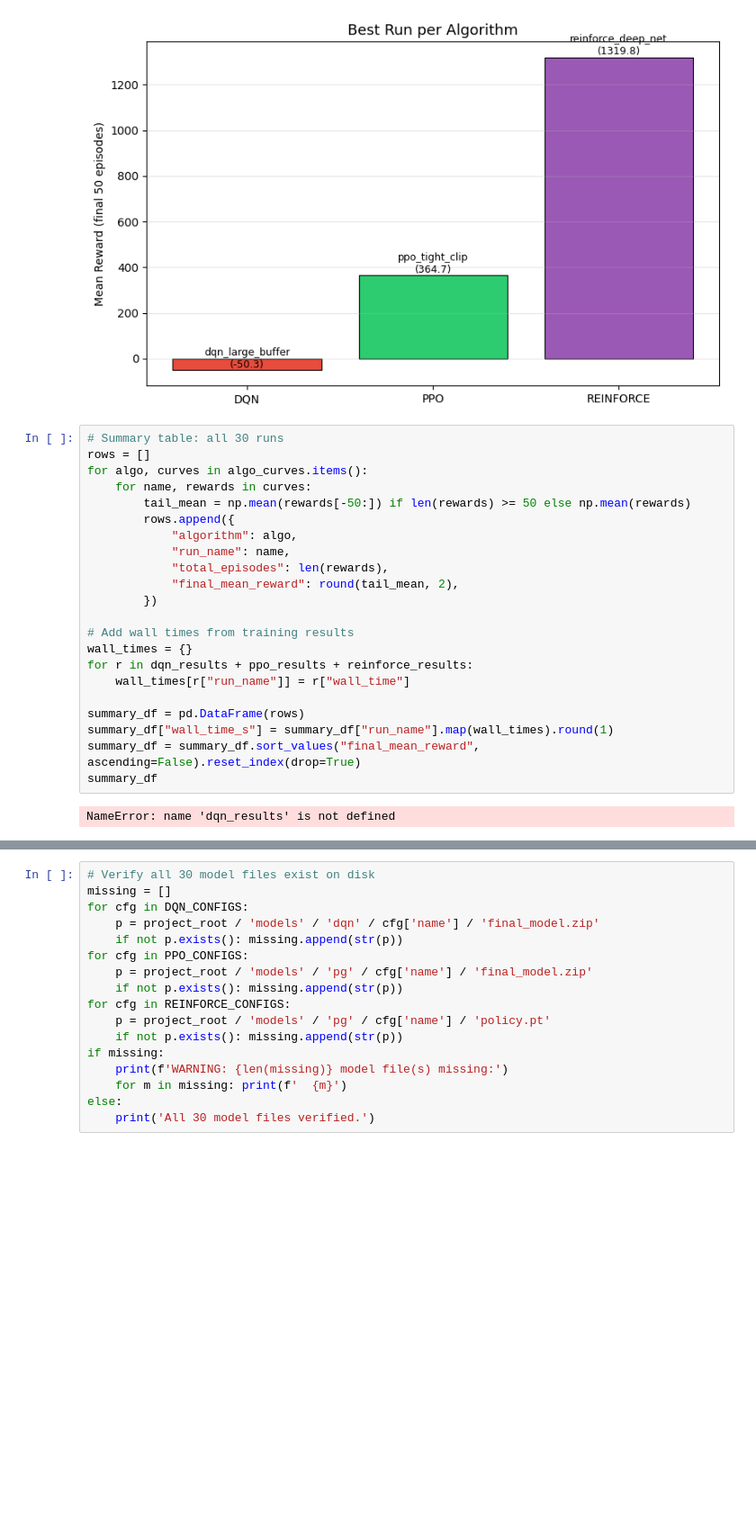
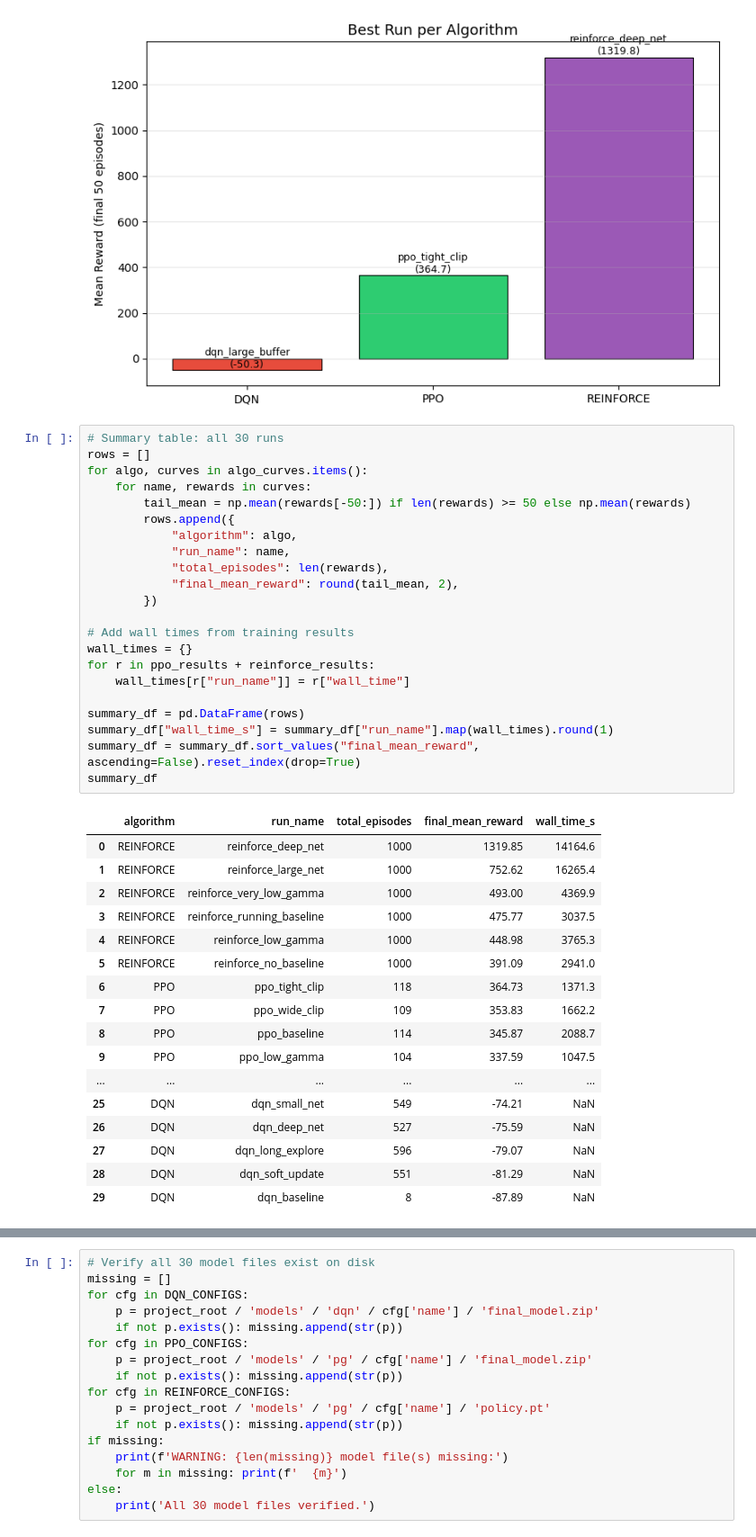
Before and after one commit to tonywahome/AstroLogic_beta, a Jupyter notebook: training_process.ipynb, the cells around one changed output, grey strips where cells are left out. Shown at 90% size. Cells and saved outputs as stored; diff of their text form; blank space fills up the shorter version.

Commit message:
final results

```diff
--- a/training_process.ipynb
+++ b/training_process.ipynb
@@ -453,27 +453,43 @@ plt.show()
 # %%
 # Summary table: all 30 runs
 rows = []
 for algo, curves in algo_curves.items():
     for name, rewards in curves:
         tail_mean = np.mean(rewards[-50:]) if len(rewards) >= 50 else np.mean(rewards)
         rows.append({
             "algorithm": algo,
             "run_name": name,
             "total_episodes": len(rewards),
             "final_mean_reward": round(tail_mean, 2),
         })
 
 # Add wall times from training results
 wall_times = {}
-for r in dqn_results + ppo_results + reinforce_results:
+for r in ppo_results + reinforce_results:
     wall_times[r["run_name"]] = r["wall_time"]
 
 summary_df = pd.DataFrame(rows)
 summary_df["wall_time_s"] = summary_df["run_name"].map(wall_times).round(1)
 summary_df = summary_df.sort_values("final_mean_reward", ascending=False).reset_index(drop=True)
 summary_df
 # %% [output]
-NameError: name 'dqn_results' is not defined
+|  | algorithm | run_name | total_episodes | final_mean_reward | wall_time_s |
+| 0 | REINFORCE | reinforce_deep_net | 1000 | 1319.85 | 14164.6 |
+| 1 | REINFORCE | reinforce_large_net | 1000 | 752.62 | 16265.4 |
+| 2 | REINFORCE | reinforce_very_low_gamma | 1000 | 493.00 | 4369.9 |
+| 3 | REINFORCE | reinforce_running_baseline | 1000 | 475.77 | 3037.5 |
+| 4 | REINFORCE | reinforce_low_gamma | 1000 | 448.98 | 3765.3 |
+| 5 | REINFORCE | reinforce_no_baseline | 1000 | 391.09 | 2941.0 |
+| 6 | PPO | ppo_tight_clip | 118 | 364.73 | 1371.3 |
+| 7 | PPO | ppo_wide_clip | 109 | 353.83 | 1662.2 |
+| 8 | PPO | ppo_baseline | 114 | 345.87 | 2088.7 |
+| 9 | PPO | ppo_low_gamma | 104 | 337.59 | 1047.5 |
+| ... | ... | ... | ... | ... | ... |
+| 25 | DQN | dqn_small_net | 549 | -74.21 | NaN |
+| 26 | DQN | dqn_deep_net | 527 | -75.59 | NaN |
+| 27 | DQN | dqn_long_explore | 596 | -79.07 | NaN |
+| 28 | DQN | dqn_soft_update | 551 | -81.29 | NaN |
+| 29 | DQN | dqn_baseline | 8 | -87.89 | NaN |
 # %%
 # Save full summary to results/final_summary.csv
 results_dir = project_root / 'results'
```
Also changed, not shown: parts of 1 cell of this notebook, 1 other file.
